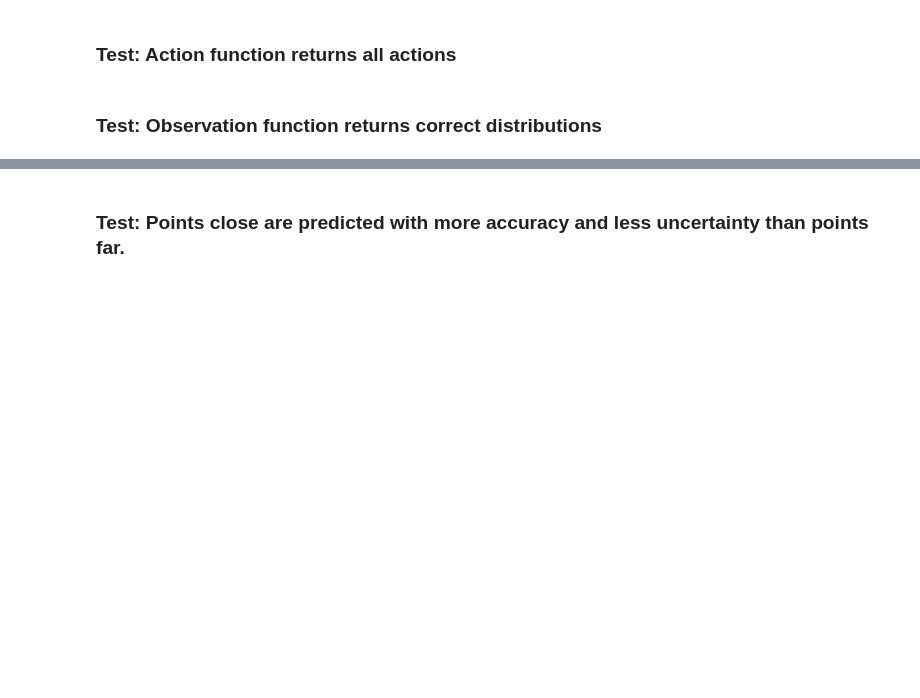
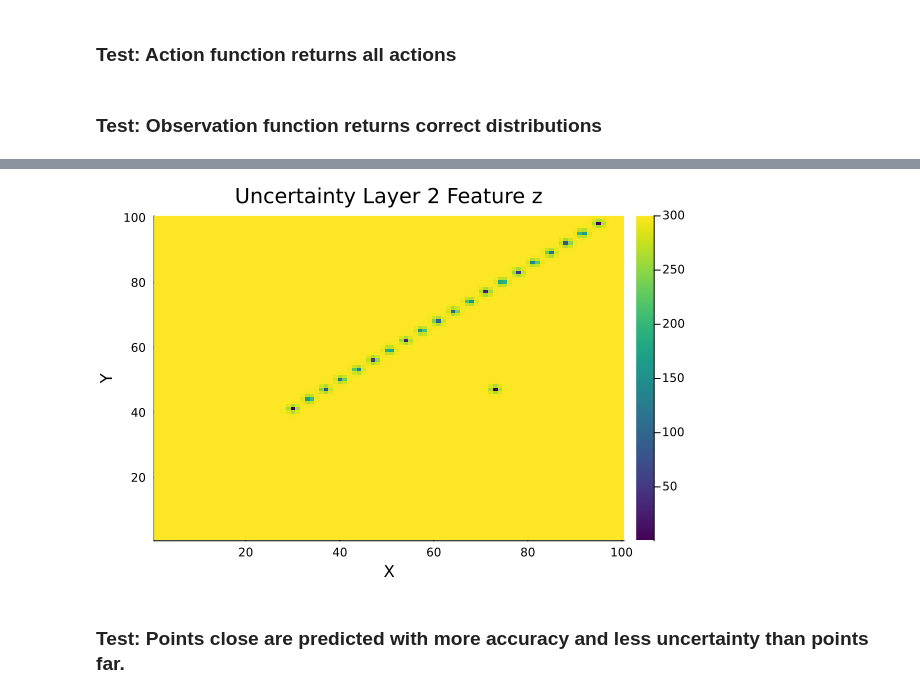
Before and after one commit to sisl/CGS_CCS, a Jupyter notebook: scratch.ipynb, the cells around one changed output, grey strips where cells are left out. Cells and saved outputs as stored; diff of their text form; code cells hidden in the pictures; blank space fills up the shorter version.

```diff
--- a/scratch.ipynb
+++ b/scratch.ipynb
@@ -106,5 +95,7 @@ POMDPs.reward(pomdp, pomdp.state, all_actions[21])
 # %%
-visualize_uncertainty(pomdp)
+visualize_uncertainty(pomdp, 2, :z)
+# %% [output]
+[figure, added]
 # %% [markdown]
 ### Test: Points close are predicted with more accuracy and less uncertainty than points far.
 # %%
```
Also changed, not shown: parts of 11 cells of this notebook, 5 other files.
